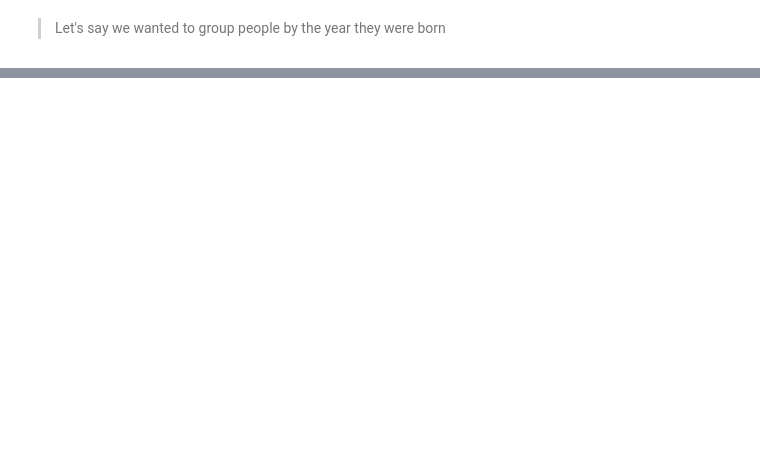
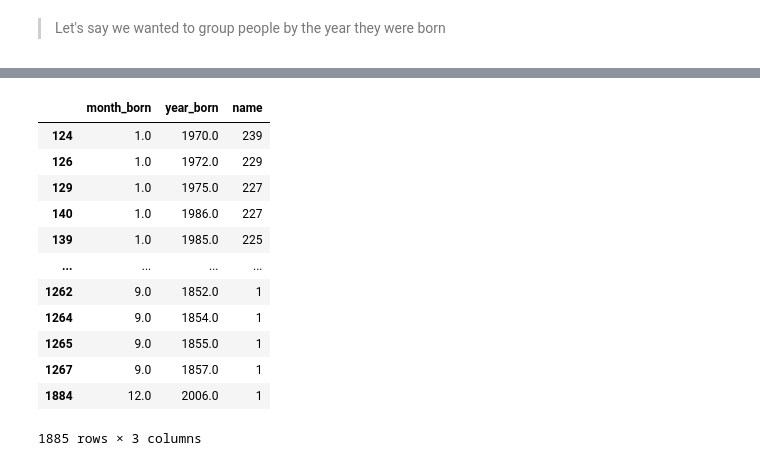
Before and after one commit to Cescito04/pandas-tutorial, a Jupyter notebook: tutorials/aggregating-data.ipynb, the cells around one changed output, grey strips where cells are left out. Cells and saved outputs as stored; diff of their text form; code cells hidden in the pictures; blank space fills up the shorter version.

Commit message:
Groupby combined with Datetime operations

```diff
--- a/tutorials/aggregating-data.ipynb
+++ b/tutorials/aggregating-data.ipynb
@@ -275,0 +233,2 @@ Name: name, Length: 177, dtype: int64
+# %%
+bios['born_date'] = pd.to_datetime(bios['born_date'])
@@ -275,0 +285,18 @@ Name: name, Length: 177, dtype: int64
+# %%
+bios['month_born'] = bios['born_date'].dt.month
+bios['year_born'] = bios['born_date'].dt.year
+bios.groupby([bios['month_born'],bios['year_born']])['name'].count().reset_index().sort_values('name', ascending=False)
+# %% [output]
+|  | month_born | year_born | name |
+| 124 | 1.0 | 1970.0 | 239 |
+| 126 | 1.0 | 1972.0 | 229 |
+| 129 | 1.0 | 1975.0 | 227 |
+| 140 | 1.0 | 1986.0 | 227 |
+| 139 | 1.0 | 1985.0 | 225 |
+| ... | ... | ... | ... |
+| 1262 | 9.0 | 1852.0 | 1 |
+| 1264 | 9.0 | 1854.0 | 1 |
+| 1265 | 9.0 | 1855.0 | 1 |
+| 1267 | 9.0 | 1857.0 | 1 |
+| 1884 | 12.0 | 2006.0 | 1 |
+1885 rows × 3 columns
```
Also changed, not shown: parts of 10 cells of this notebook.
